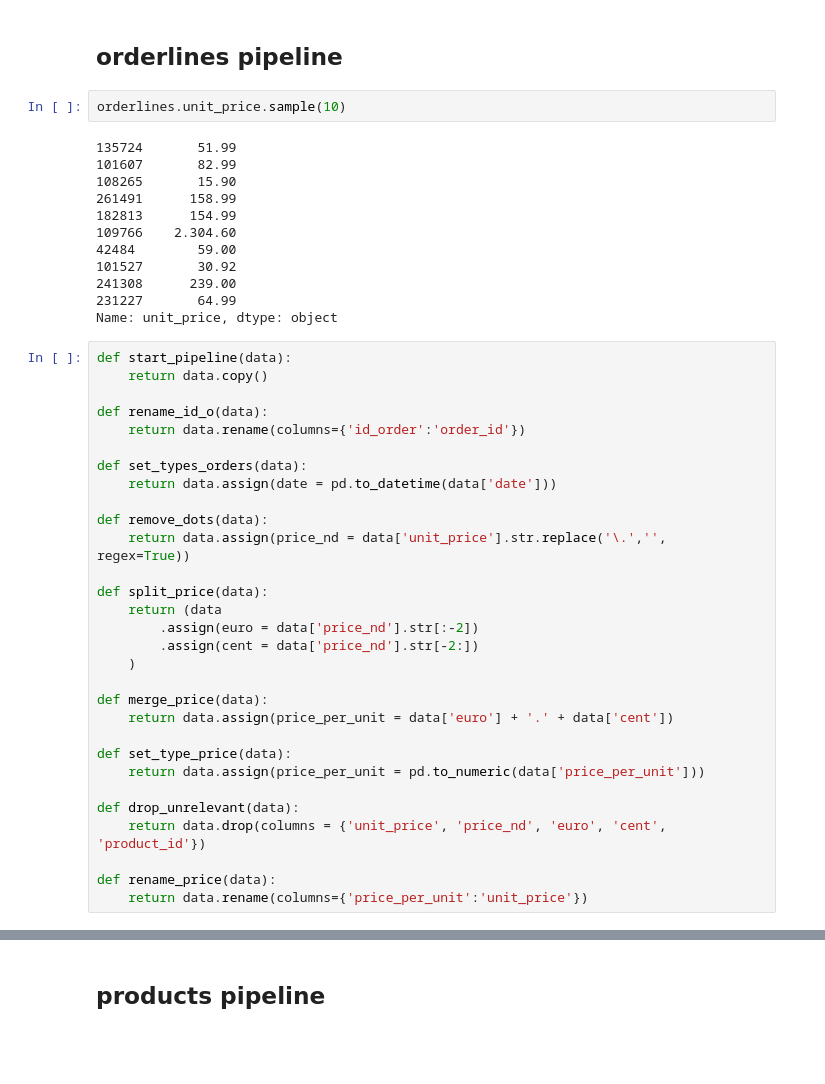
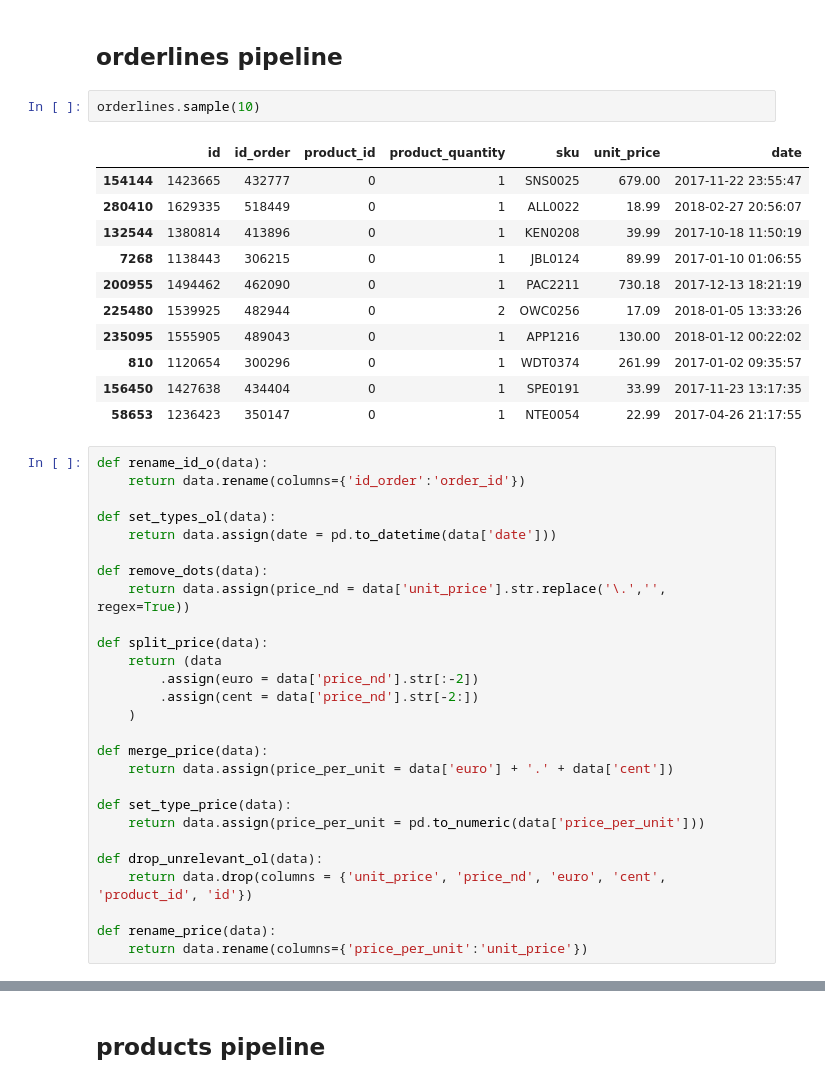
Before and after one commit to godricedemaruh/WBS-Project-2, a Jupyter notebook: 2. Project_Cleaning_data.ipynb, the cells around one changed output, grey strips where cells are left out. Saved outputs shown, nothing was run; the diff lists cells and outputs as text; blank space fills up the shorter version.

```diff
--- a/2. Project_Cleaning_data.ipynb
+++ b/2. Project_Cleaning_data.ipynb
@@ -66,27 +95,24 @@ dtype: int64
 # %% [markdown]
 ## orderlines pipeline
 # %%
-orderlines.unit_price.sample(10)
+orderlines.sample(10)
 # %% [output]
-135724       51.99
-101607       82.99
-108265       15.90
-261491      158.99
-182813      154.99
-109766    2.304.60
-42484        59.00
-101527       30.92
-241308      239.00
-231227       64.99
-Name: unit_price, dtype: object
+|  | id | id_order | product_id | product_quantity | sku | unit_price | date |
+| 154144 | 1423665 | 432777 | 0 | 1 | SNS0025 | 679.00 | 2017-11-22 23:55:47 |
+| 280410 | 1629335 | 518449 | 0 | 1 | ALL0022 | 18.99 | 2018-02-27 20:56:07 |
+| 132544 | 1380814 | 413896 | 0 | 1 | KEN0208 | 39.99 | 2017-10-18 11:50:19 |
+| 7268 | 1138443 | 306215 | 0 | 1 | JBL0124 | 89.99 | 2017-01-10 01:06:55 |
+| 200955 | 1494462 | 462090 | 0 | 1 | PAC2211 | 730.18 | 2017-12-13 18:21:19 |
+| 225480 | 1539925 | 482944 | 0 | 2 | OWC0256 | 17.09 | 2018-01-05 13:33:26 |
+| 235095 | 1555905 | 489043 | 0 | 1 | APP1216 | 130.00 | 2018-01-12 00:22:02 |
+| 810 | 1120654 | 300296 | 0 | 1 | WDT0374 | 261.99 | 2017-01-02 09:35:57 |
+| 156450 | 1427638 | 434404 | 0 | 1 | SPE0191 | 33.99 | 2017-11-23 13:17:35 |
+| 58653 | 1236423 | 350147 | 0 | 1 | NTE0054 | 22.99 | 2017-04-26 21:17:55 |
 # %%
-def start_pipeline(data):
-    return data.copy()
-
 def rename_id_o(data):
     return data.rename(columns={'id_order':'order_id'})
 
-def set_types_orders(data):
+def set_types_ol(data):
     return data.assign(date = pd.to_datetime(data['date']))
 
 def remove_dots(data):
@@ -104,8 +130,8 @@ def merge_price(data):
 def set_type_price(data):
     return data.assign(price_per_unit = pd.to_numeric(data['price_per_unit']))
 
-def drop_unrelevant(data):
-    return data.drop(columns = {'unit_price', 'price_nd', 'euro', 'cent', 'product_id'})
+def drop_unrelevant_ol(data):
+    return data.drop(columns = {'unit_price', 'price_nd', 'euro', 'cent', 'product_id', 'id'})
 
 def rename_price(data):
     return data.rename(columns={'price_per_unit':'unit_price'})
```
Also changed, not shown: parts of 49 cells of this notebook.
